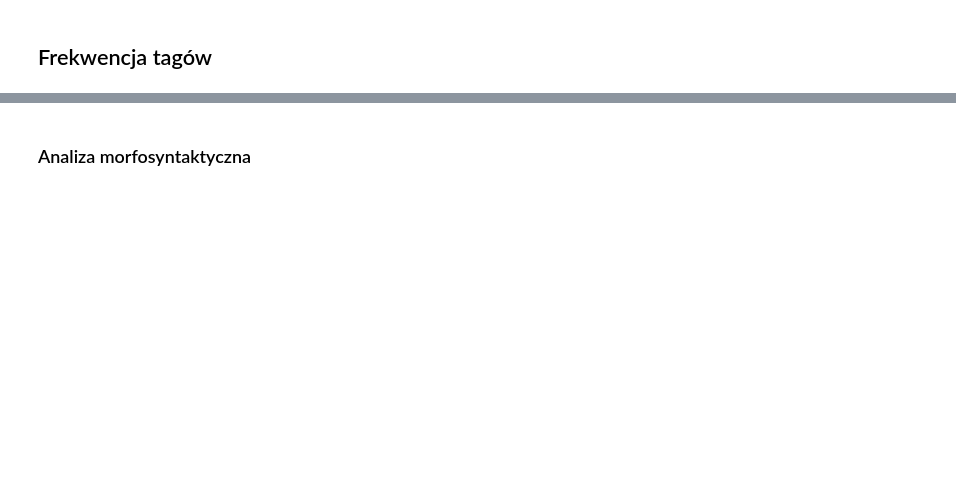
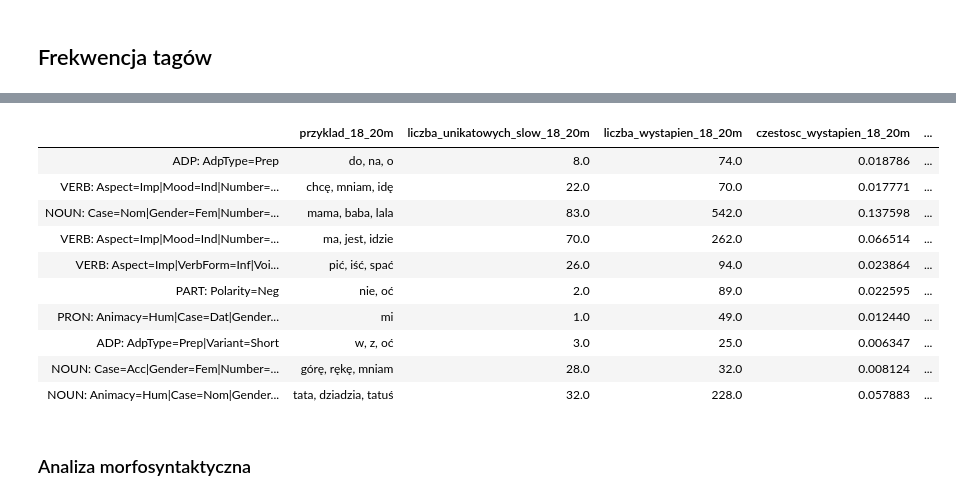
Before and after one commit to so-sonia/StarWords, a Jupyter notebook: analiza_korpus.ipynb, the cells around one changed output, grey strips where cells are left out. Saved outputs shown, nothing was run; the diff lists cells and outputs as text; code cells hidden in the pictures; blank space fills up the shorter version.

```diff
--- a/analiza_korpus.ipynb
+++ b/analiza_korpus.ipynb
@@ -466,0 +501,11 @@ freq_tag
+# %%
+def combineTables(table1, table2):
+    return pd.concat([table1, table2], axis=1)
+
+def prepareTable(table, name, reset_index = True, index=None):
+    table = table.add_suffix("_" + name)
+    if reset_index:
+        table = table.reset_index(drop=True)
+    if index:
+        table = table.set_index(index + "_" + name)
+    return table
@@ -466,0 +517,27 @@ freq_tag
+# %%
+def getComparisonTable(frequency_table, tag = True, reset_index = True, index=None):
+    fequency_comparison = pd.DataFrame()
+    groups = frequency_table.wiek_grupa.unique().sort_values()
+    names = frequency_table.wiek_grupa_nazwa.unique().sort_values()
+    for i in range(len(groups)):
+        frequency_table_smaller = frequency_table.loc[frequency_table.wiek_grupa==groups[i], :]
+        if tag:
+            structure_freq = tagFrequency(frequency_table_smaller)
+        else:
+            structure_freq = wordFrequency(frequency_table_smaller, "lemma")
+
+        structure_freq = prepareTable(structure_freq, names[i], reset_index, index)
+        fequency_comparison = combineTables(fequency_comparison, structure_freq)
+    return fequency_comparison
+# %%
+freq_irmik2 = frequency_table.loc[frequency_table.wersja=="Z", :]
+# %%
+compare_freq_lemma_max = getComparisonTable(freq_irmik2, tag=False)
+
+compare_freq_lemma_by_lemma = getComparisonTable(freq_irmik2, tag=False, reset_index=False, index="lemma")
+compare_freq_lemma_by_lemma = compare_freq_lemma_by_lemma.sort_values("czestosc_wystapien_33_40m", ascending = False)
+
+compare_freq_tag_max = getComparisonTable(freq_irmik2)
+
+compare_freq_tag_by_tag = getComparisonTable(freq_irmik2, tag=True, reset_index=False, index="tag")
+compare_freq_tag_by_tag = compare_freq_tag_by_tag.sort_values("czestosc_wystapien_33_40m", ascending = False)
@@ -467,3 +561,17 @@ freq_tag
+# %%
+compare_freq_tag_by_tag.head(10)
+# %% [output]
+|  | przyklad_18_20m | liczba_unikatowych_slow_18_20m | liczba_wystapien_18_20m | czestosc_wystapien_18_20m | ... |
+| ADP: AdpType=Prep | do, na, o | 8.0 | 74.0 | 0.018786 | ... |
+| VERB: Aspect=Imp|Mood=Ind|Number=... | chcę, mniam, idę | 22.0 | 70.0 | 0.017771 | ... |
+| NOUN: Case=Nom|Gender=Fem|Number=... | mama, baba, lala | 83.0 | 542.0 | 0.137598 | ... |
+| VERB: Aspect=Imp|Mood=Ind|Number=... | ma, jest, idzie | 70.0 | 262.0 | 0.066514 | ... |
+| VERB: Aspect=Imp|VerbForm=Inf|Voi... | pić, iść, spać | 26.0 | 94.0 | 0.023864 | ... |
+| PART: Polarity=Neg | nie, oć | 2.0 | 89.0 | 0.022595 | ... |
+| PRON: Animacy=Hum|Case=Dat|Gender... | mi | 1.0 | 49.0 | 0.012440 | ... |
+| ADP: AdpType=Prep|Variant=Short | w, z, oć | 3.0 | 25.0 | 0.006347 | ... |
+| NOUN: Case=Acc|Gender=Fem|Number=... | górę, rękę, mniam | 28.0 | 32.0 | 0.008124 | ... |
+| NOUN: Animacy=Hum|Case=Nom|Gender... | tata, dziadzia, tatuś | 32.0 | 228.0 | 0.057883 | ... |
 # %% [markdown]
 ### Analiza morfosyntaktyczna
 # %%
```
Also changed, not shown: parts of 42 cells of this notebook, 11 other files.
